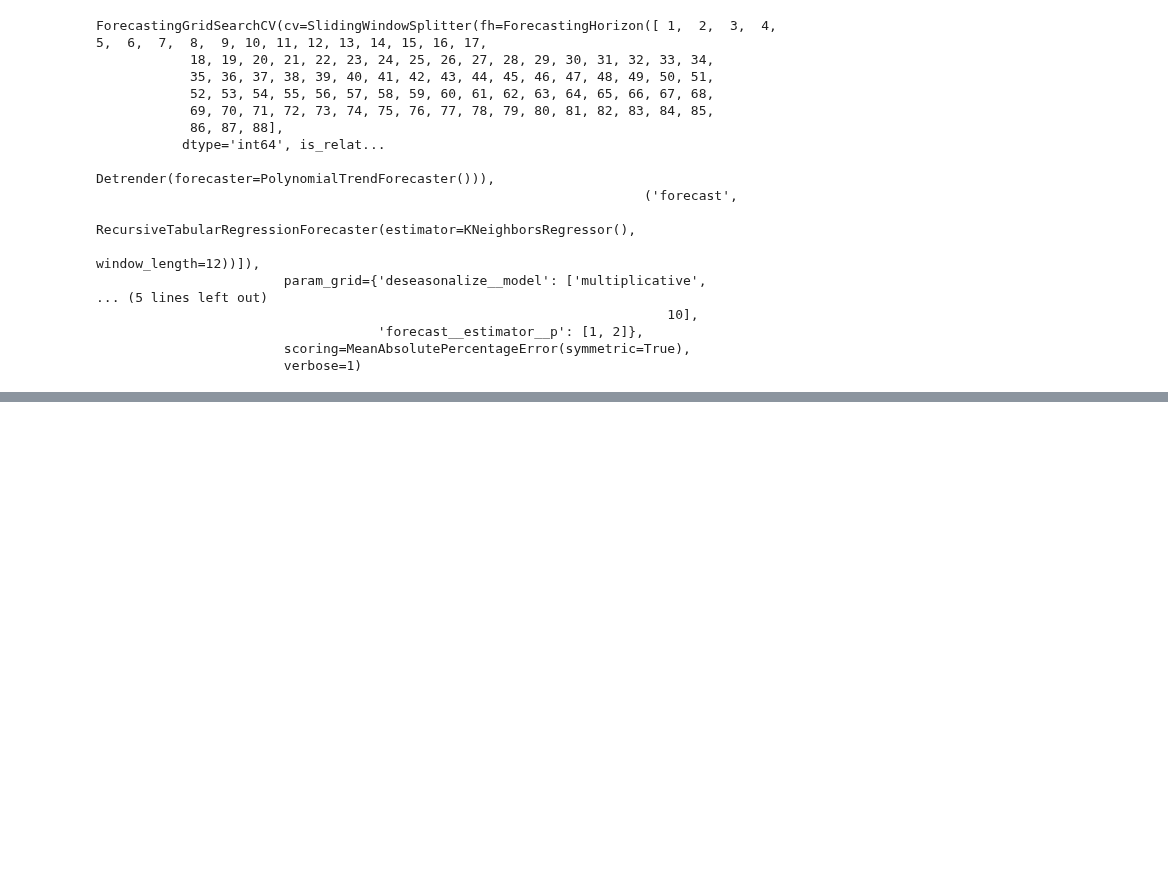
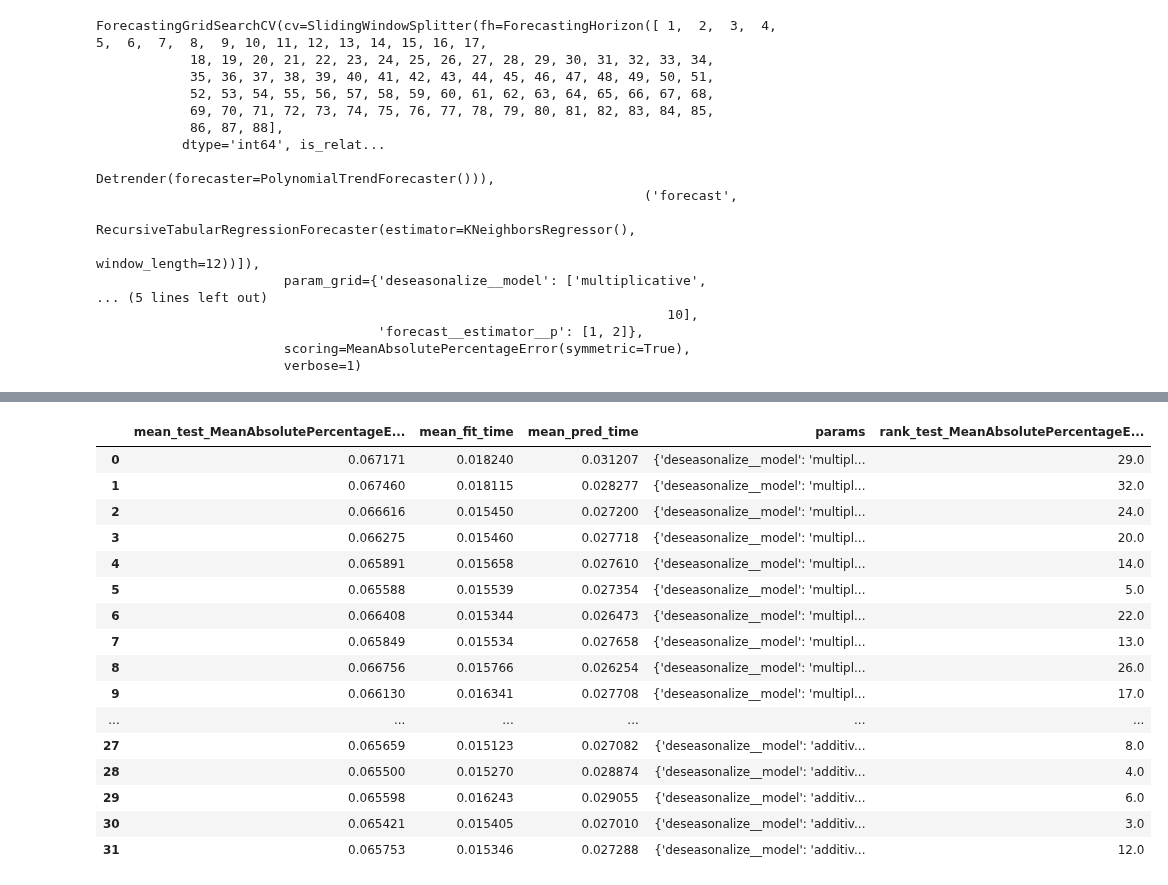
Before and after one commit to LaurbergMJ/TimeSeriesAnalysisWithPythonCookbook, a Jupyter notebook: Ch12.ipynb, the cells around one changed output, grey strips where cells are left out. Saved outputs shown, nothing was run; the diff lists cells and outputs as text; code cells hidden in the pictures; blank space fills up the shorter version.

```diff
--- a/Ch12.ipynb
+++ b/Ch12.ipynb
@@ -915,0 +942,20 @@ ForecastingGridSearchCV(cv=SlidingWindowSplitter(fh=ForecastingHorizon([ 1,  2,
+# %%
+grid_csv.cv_results_
+# %% [output]
+|  | mean_test_MeanAbsolutePercentageE... | mean_fit_time | mean_pred_time | params | rank_test_MeanAbsolutePercentageE... |
+| 0 | 0.067171 | 0.018240 | 0.031207 | {'deseasonalize__model': 'multipl... | 29.0 |
+| 1 | 0.067460 | 0.018115 | 0.028277 | {'deseasonalize__model': 'multipl... | 32.0 |
+| 2 | 0.066616 | 0.015450 | 0.027200 | {'deseasonalize__model': 'multipl... | 24.0 |
+| 3 | 0.066275 | 0.015460 | 0.027718 | {'deseasonalize__model': 'multipl... | 20.0 |
+| 4 | 0.065891 | 0.015658 | 0.027610 | {'deseasonalize__model': 'multipl... | 14.0 |
+| 5 | 0.065588 | 0.015539 | 0.027354 | {'deseasonalize__model': 'multipl... | 5.0 |
+| 6 | 0.066408 | 0.015344 | 0.026473 | {'deseasonalize__model': 'multipl... | 22.0 |
+| 7 | 0.065849 | 0.015534 | 0.027658 | {'deseasonalize__model': 'multipl... | 13.0 |
+| 8 | 0.066756 | 0.015766 | 0.026254 | {'deseasonalize__model': 'multipl... | 26.0 |
+| 9 | 0.066130 | 0.016341 | 0.027708 | {'deseasonalize__model': 'multipl... | 17.0 |
+| ... | ... | ... | ... | ... | ... |
+| 27 | 0.065659 | 0.015123 | 0.027082 | {'deseasonalize__model': 'additiv... | 8.0 |
+| 28 | 0.065500 | 0.015270 | 0.028874 | {'deseasonalize__model': 'additiv... | 4.0 |
+| 29 | 0.065598 | 0.016243 | 0.029055 | {'deseasonalize__model': 'additiv... | 6.0 |
+| 30 | 0.065421 | 0.015405 | 0.027010 | {'deseasonalize__model': 'additiv... | 3.0 |
+| 31 | 0.065753 | 0.015346 | 0.027288 | {'deseasonalize__model': 'additiv... | 12.0 |
```
Also changed, not shown: parts of 6 cells of this notebook.
